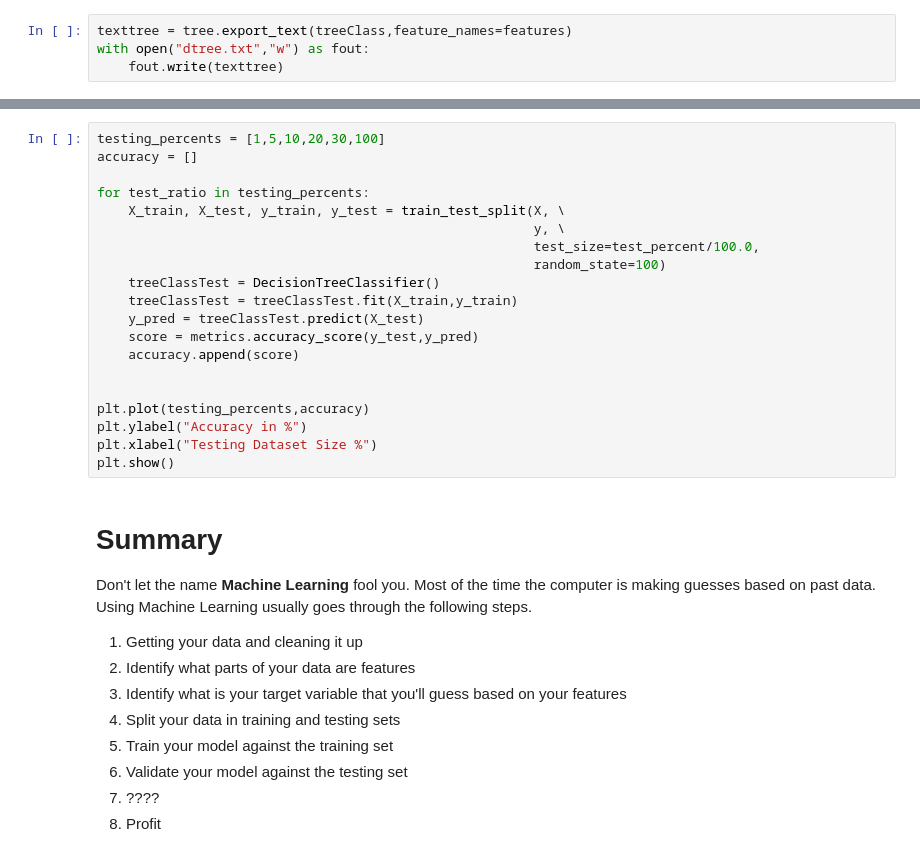
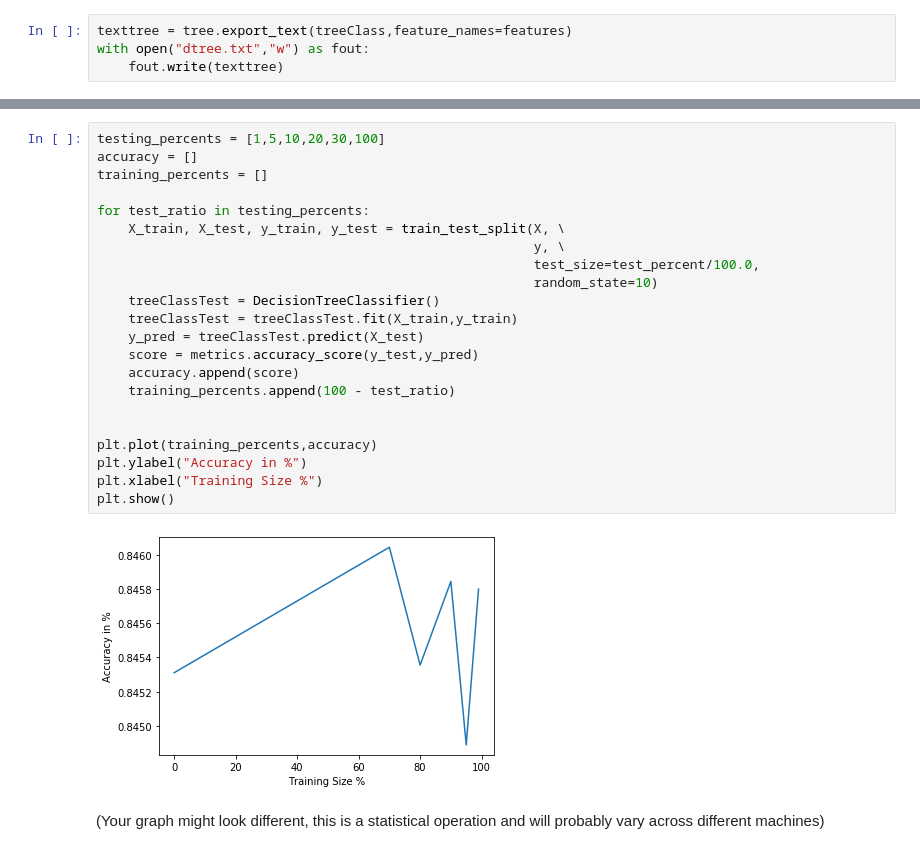
Before and after one commit to BrockDSL/Machine_Learning_with_Python, a Jupyter notebook: Machine Learning Basics.ipynb, the cells around one changed output, grey strips where cells are left out. Saved outputs shown, nothing was run; the diff lists cells and outputs as text.

```diff
--- a/Machine Learning Basics.ipynb
+++ b/Machine Learning Basics.ipynb
@@ -127,32 +231,26 @@ For example, we can vary the amount of rows in the data that will be part of our
 # %%
 testing_percents = [1,5,10,20,30,100]
 accuracy = []
+training_percents = []
 
 for test_ratio in testing_percents:
     X_train, X_test, y_train, y_test = train_test_split(X, \
                                                         y, \
                                                         test_size=test_percent/100.0,
-                                                        random_state=100)
+                                                        random_state=10)
     treeClassTest = DecisionTreeClassifier()
     treeClassTest = treeClassTest.fit(X_train,y_train)
     y_pred = treeClassTest.predict(X_test)
     score = metrics.accuracy_score(y_test,y_pred)
     accuracy.append(score)
+    training_percents.append(100 - test_ratio)
 
 
-plt.plot(testing_percents,accuracy)
+plt.plot(training_percents,accuracy)
 plt.ylabel("Accuracy in %")
-plt.xlabel("Testing Dataset Size %")
+plt.xlabel("Training Size %")
 plt.show()
+# %% [output]
+[figure, added]
-# %% [markdown]
-# Summary
-
-Don't let the name **Machine Learning** fool you. Most of the time the computer is making guesses based on past data. Using Machine Learning usually goes through the following steps.
-1. Getting your data and cleaning it up
-1. Identify what parts of your data are features
-1. Identify what is your target variable that you'll guess based on your features
-1. Split your data in training and testing sets
-1. Train your model against the training set
-1. Validate your model against the testing set
-1. ????
-1. Profit
+# %% [markdown]
+(Your graph might look different, this is a statistical operation and will probably vary across different machines)
```
Also changed, not shown: parts of 50 cells of this notebook.
